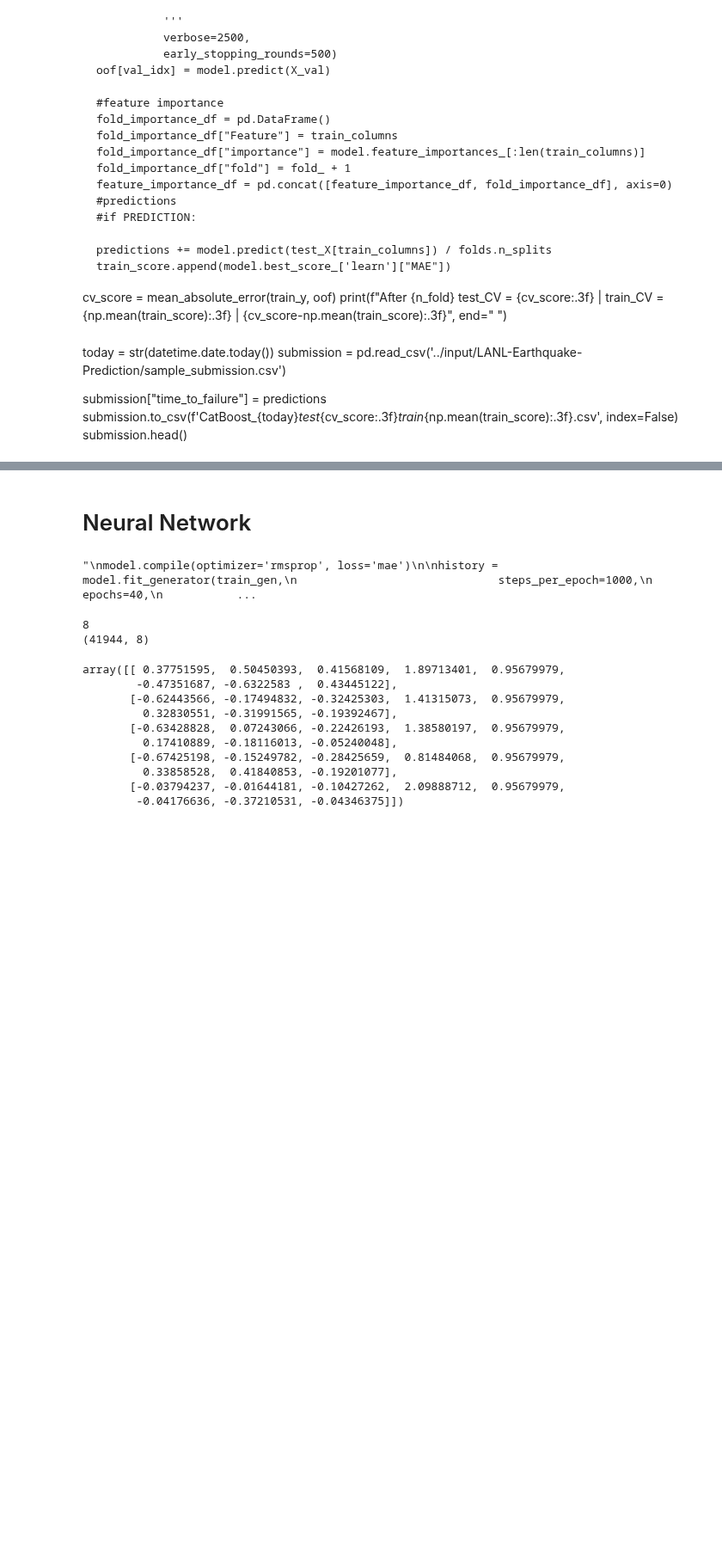
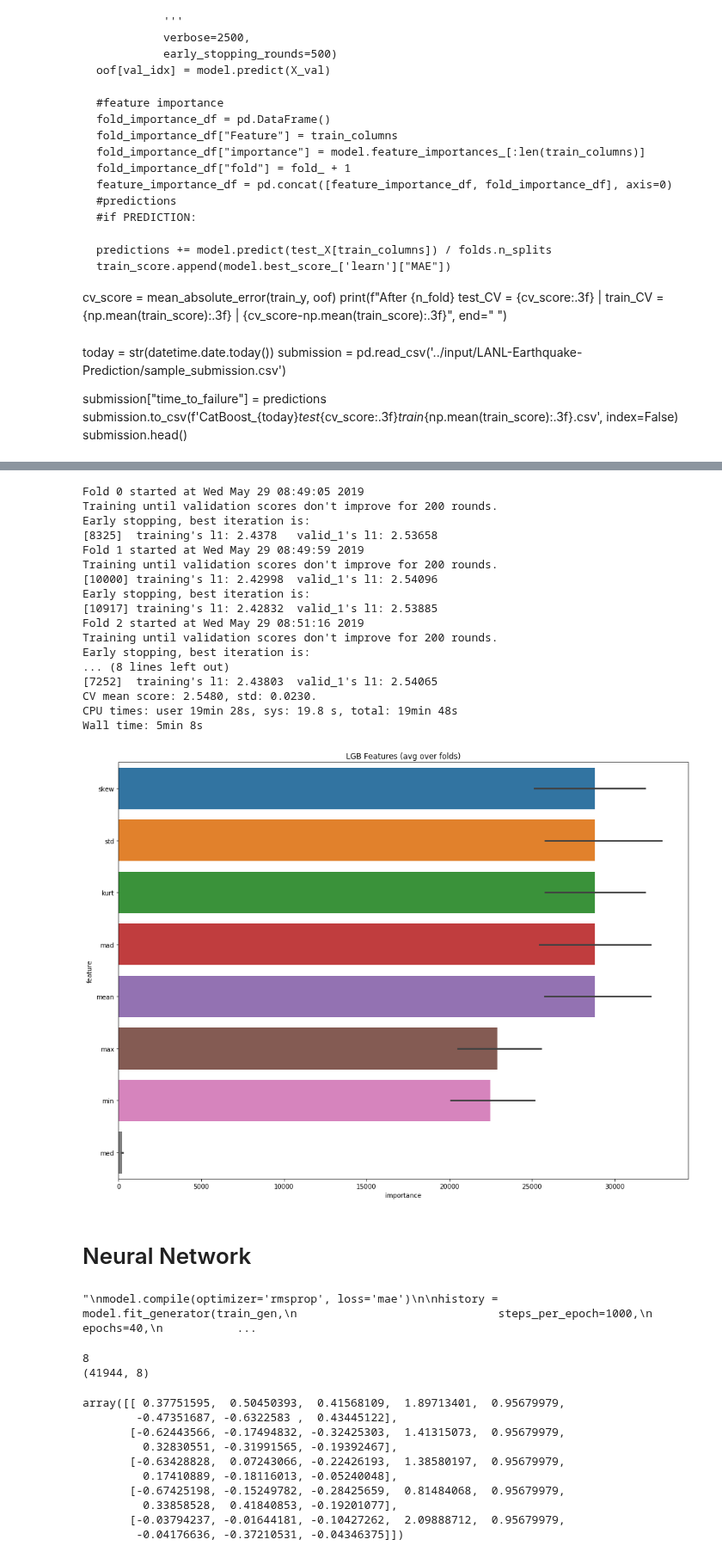
Before and after one commit to contemplat0r/LANL_Earthquake_Prediction, a Jupyter notebook: lanl-mix-kernels-and-my-features.ipynb, the cells around one changed output, grey strips where cells are left out. Shown at 86% size. Cells and saved outputs as stored; diff of their text form; code cells hidden in the pictures; blank space fills up the shorter version.

```diff
--- a/lanl-mix-kernels-and-my-features.ipynb
+++ b/lanl-mix-kernels-and-my-features.ipynb
@@ -109,3 +122,16 @@ def calc_change_rate(x):
+# %%
+def get_extremal_accelerations(series, num_of_extremals=12):
+    sorted_series = series.sort_values()
+    extremal_accelerations = []
+    for i in range(num_of_extremals):
+        idx_min = sorted_series.index[i]
+        idx_max = sorted_series.index[-i - 1]
+        min_v = series.iloc[idx_min]
+        max_v = series.iloc[idx_max]
+        extremal_accelerations.append((
+            (max_v - min_v) / (idx_max - idx_min)
+        ))
+    return extremal_accelerations
 # %%
 class FeatureGenerator(object):
     def __init__(self, dtype, n_jobs=1, chunk_size=None):
@@ -117,10 +143,12 @@ class FeatureGenerator(object):
         if self.dtype == 'train':
             self.filename = '../input/train/train.csv'
             self.total_data = int(629145481 / self.chunk_size)
+            #print("Feature Generator __init__, self.total_data:", self.total_data)
         else:
             submission = pd.read_csv('../input/sample_submission.csv')
             for seg_id in submission.seg_id.values:
                 self.test_files.append((seg_id, '../input/test/' + seg_id + '.csv'))
+            #print("Feature Generator __init__, int(len(submission)):", int(len(submission)))
             self.total_data = int(len(submission))
 
     def read_chunks(self):
@@ -196,6 +224,9 @@ class FeatureGenerator(object):
         feature_dict['std'] = x.std()
         feature_dict['max'] = x.max()
         feature_dict['min'] = x.min()
+
+        for i, e_acc in enumerate(get_extremal_accelerations(x, num_of_extremals=6)):
+            feature_dict[f'e_acc_{i}'] = e_acc
 
         '''
         # basic stats on absolute values
@@ -395,8 +426,11 @@ class FeatureGenerator(object):
         res = Parallel(n_jobs=self.n_jobs,
                        backend='threading')(delayed(self.get_features)(x, y, s)
                                             for s, x, y in tqdm_notebook(self.read_chunks(), total=self.total_data))
+        #print("FeatureGenerator, generate, type(res)", type(res))
+        #print("FeatureGenerator, generate, len(res)", len(res))
         for r in res:
             feature_list.append(r)
+        #print("FeatureGenerator, generate, len(feature_list)", len(feature_list))
         return pd.DataFrame(feature_list)
 # %% [markdown]
 train_X_0 = pd.read_csv("../input/lanl-masters-features-creating-0/train_X_features_865.csv")
@@ -421,9 +455,11 @@ del X["seg_id"], test_X["seg_id"]
 '''
 # %%
 training_fg = FeatureGenerator(dtype='train', n_jobs=20, chunk_size=15000)
+
+
 training_data = training_fg.generate()
 
-test_fg = FeatureGenerator(dtype='test', n_jobs=20, chunk_size=15000)
+test_fg = FeatureGenerator(dtype='test', n_jobs=20, chunk_size=150000)
 test_data = test_fg.generate()
 
 X = training_data.drop(['target', 'seg_id'], axis=1)
@@ -626,25 +698,47 @@ oof_xgb, prediction_xgb = train_model(params=xgb_params, model_type='xgb')
 # %%
+%%time
 params = {'num_leaves': 128,
           'min_data_in_leaf': 79,
           'objective': 'gamma',
           'max_depth': -1,
           'learning_rate': 0.01,
           "boosting": "gbdt",
           "bagging_freq": 5,
           "bagging_fraction": 0.8126672064208567,
           "bagging_seed": 11,
           "metric": 'mae',
           "verbosity": -1,
           'reg_alpha': 0.1302650970728192,
           'reg_lambda': 0.3603427518866501,
           'feature_fraction': 0.2
          }
-oof_lgb, prediction_lgb, feature_importance = train_model(X,
-                                                          X_test,
-                                                          y,
-                                                          params=params,
-                                                          model_type='lgb',
-                                                          plot_feature_importance=True)
+oof_lgb, prediction_lgb, feature_importance = train_model(
+    X,
+    X_test,
+    y,
+    params=params,
+    model_type='lgb',
+    plot_feature_importance=True
+)
+# %% [output]
+Fold 0 started at Wed May 29 08:49:05 2019
+Training until validation scores don't improve for 200 rounds.
+Early stopping, best iteration is:
+[8325]  training's l1: 2.4378   valid_1's l1: 2.53658
+Fold 1 started at Wed May 29 08:49:59 2019
+Training until validation scores don't improve for 200 rounds.
+[10000] training's l1: 2.42998  valid_1's l1: 2.54096
+Early stopping, best iteration is:
+[10917] training's l1: 2.42832  valid_1's l1: 2.53885
+Fold 2 started at Wed May 29 08:51:16 2019
+Training until validation scores don't improve for 200 rounds.
+Early stopping, best iteration is:
+... (8 lines left out)
+[7252]  training's l1: 2.43803  valid_1's l1: 2.54065
+CV mean score: 2.5480, std: 0.0230.
+CPU times: user 19min 28s, sys: 19.8 s, total: 19min 48s
+Wall time: 5min 8s
+[figure, added]
 # %% [markdown]
 # Neural Network
 # %%
```
Also changed, not shown: parts of 8 cells of this notebook, 1 other file.
